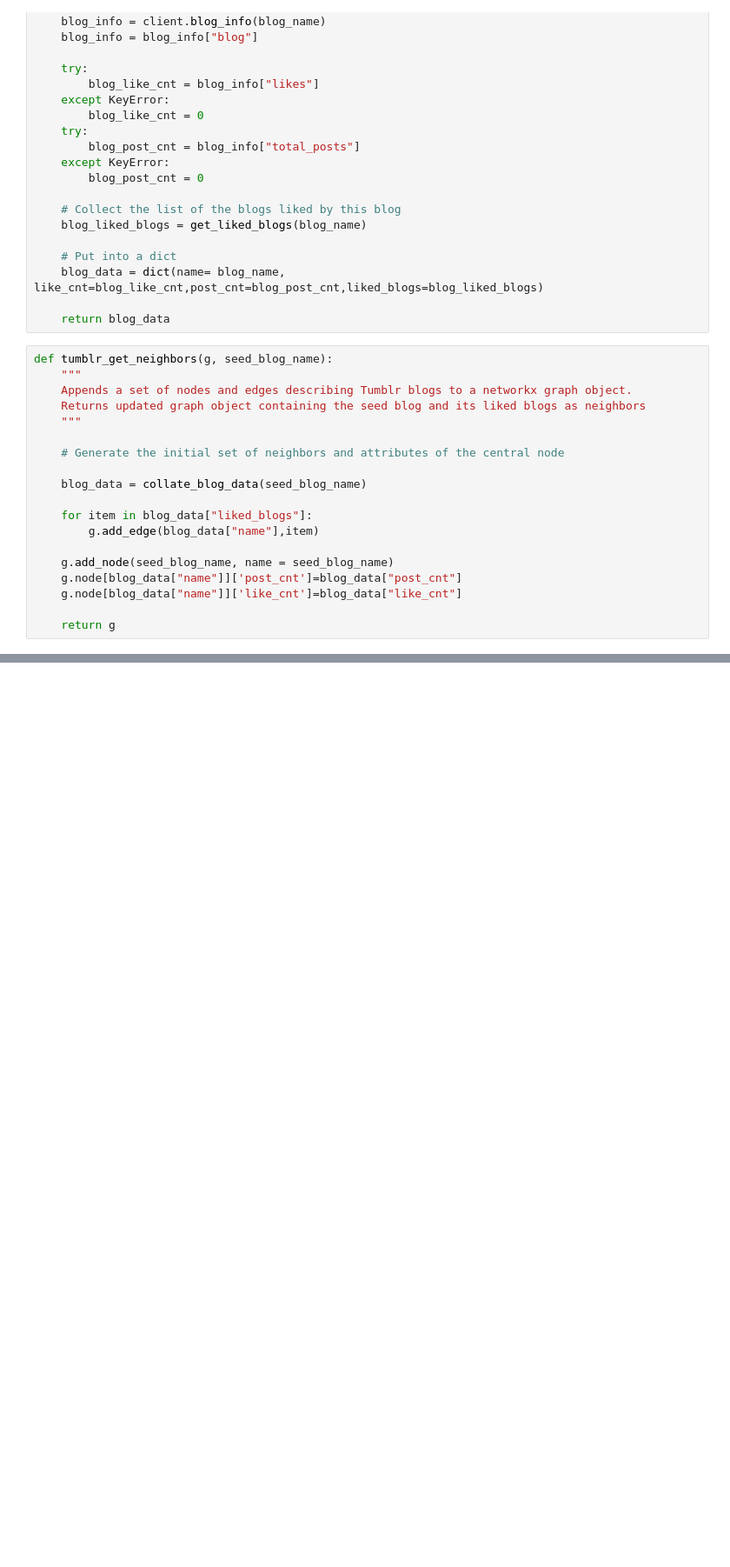
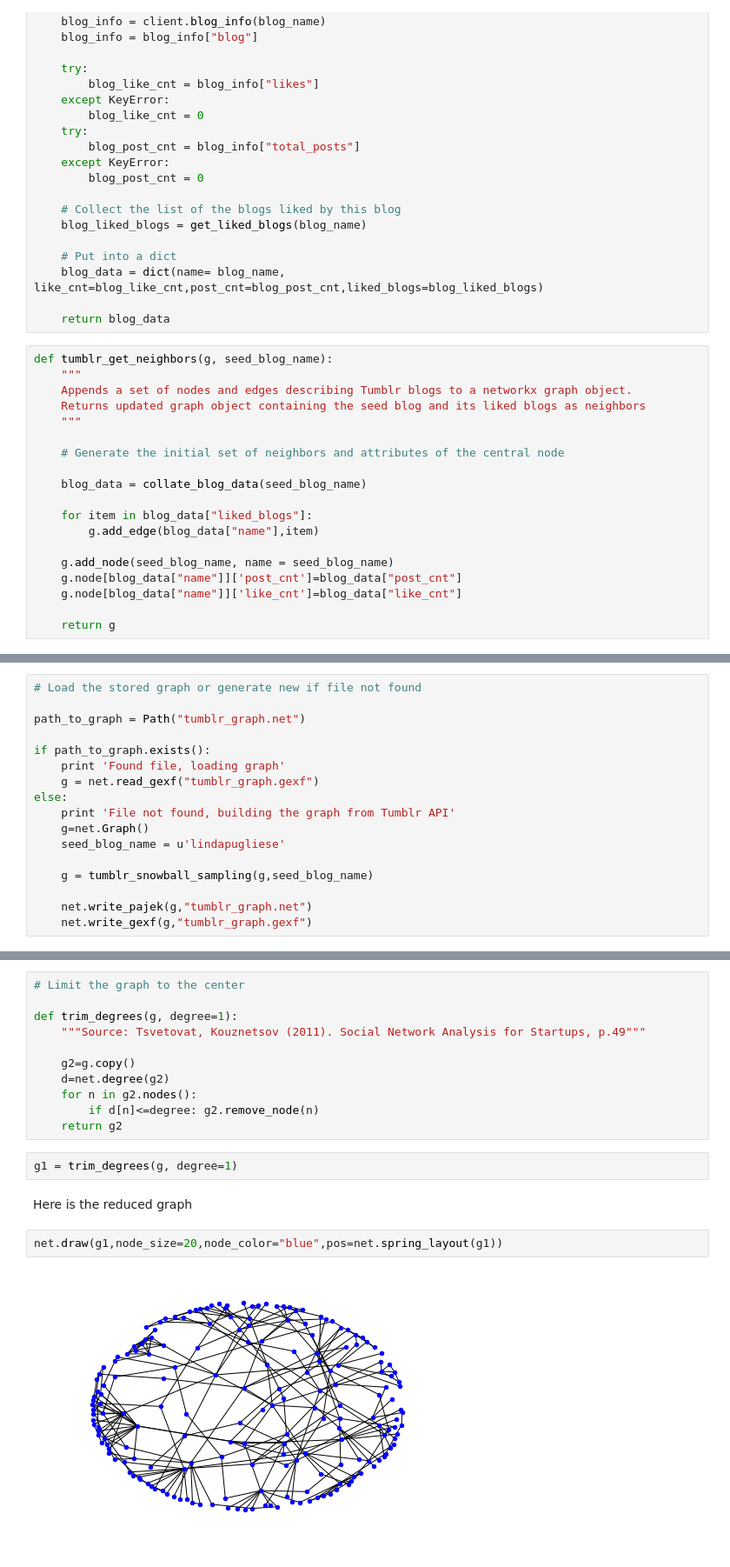
Before and after one commit to datafeelings/CUNY_DATA_620, a Jupyter notebook: Project_1/dvecheruk_data_620_project_1.ipynb, the cells around one changed output, grey strips where cells are left out. Shown at 87% size. Drawn from its saved outputs; the diff is of its cells as text; blank space fills up the shorter version.

```diff
--- a/Project_1/dvecheruk_data_620_project_1.ipynb
+++ b/Project_1/dvecheruk_data_620_project_1.ipynb
@@ -132,0 +157,17 @@ net.draw_spring(g1,node_size=30)
+# %%
+# Load the stored graph or generate new if file not found
+
+path_to_graph = Path("tumblr_graph.net")
+
+if path_to_graph.exists():
+    print 'Found file, loading graph'
+    g = net.read_gexf("tumblr_graph.gexf")
+else:
+    print 'File not found, building the graph from Tumblr API'
+    g=net.Graph()
+    seed_blog_name = u'lindapugliese'
+
+    g = tumblr_snowball_sampling(g,seed_blog_name)
+
+    net.write_pajek(g,"tumblr_graph.net")
+    net.write_gexf(g,"tumblr_graph.gexf")
@@ -132,0 +204,19 @@ net.draw_spring(g1,node_size=30)
+# %%
+# Limit the graph to the center
+
+def trim_degrees(g, degree=1):
+    """Source: Tsvetovat, Kouznetsov (2011). Social Network Analysis for Startups, p.49"""
+
+    g2=g.copy()
+    d=net.degree(g2)
+    for n in g2.nodes():
+        if d[n]<=degree: g2.remove_node(n)
+    return g2
+# %%
+g1 = trim_degrees(g, degree=1)
+# %% [markdown]
+Here is the reduced graph
+# %%
+net.draw(g1,node_size=20,node_color="blue",pos=net.spring_layout(g1))
+# %% [output]
+[figure, added]
```
Also changed, not shown: parts of 19 cells of this notebook, 1 other file.
